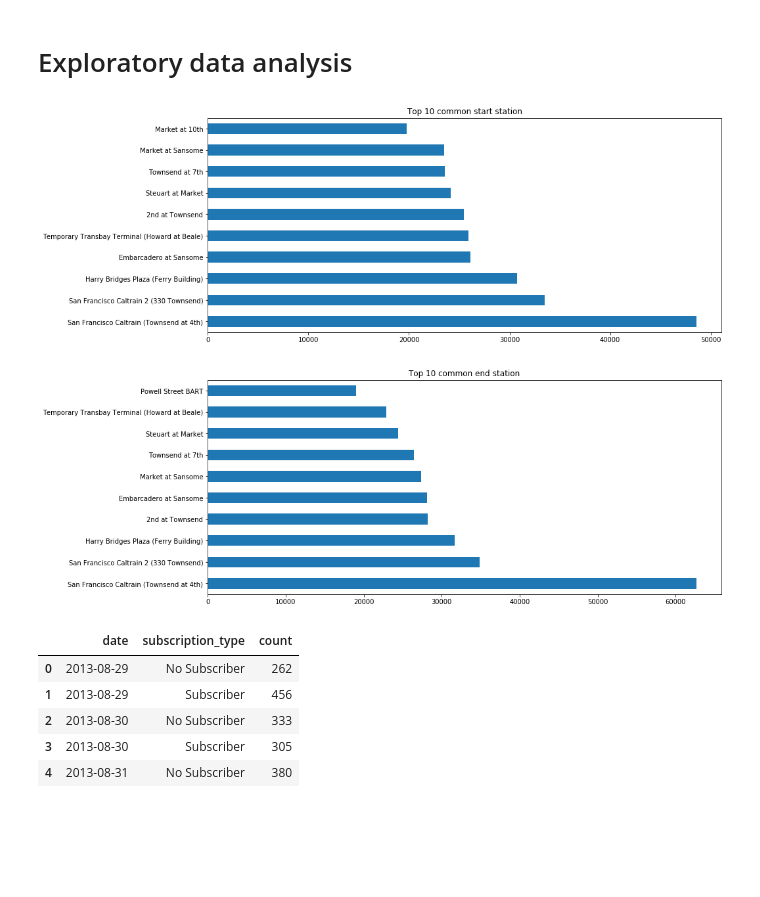
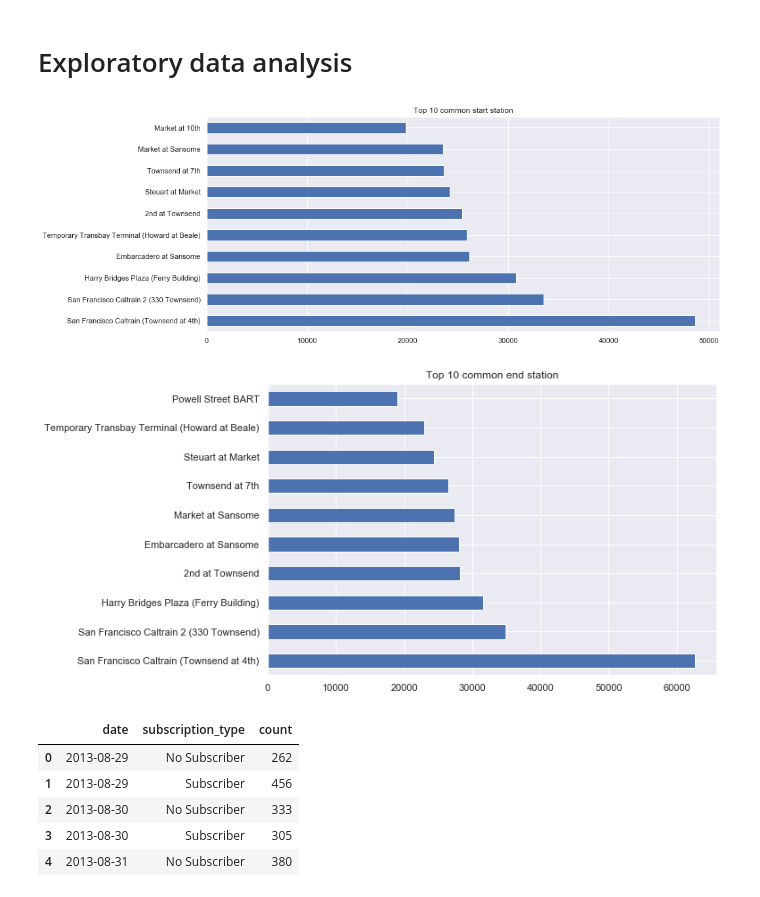
Before and after one commit to ruicao87/Springboard-Capstone-Project-2, a Jupyter notebook: capstone project 2.ipynb, the cells around one changed output. Cells and saved outputs as stored; diff of their text form; code cells hidden in the pictures; blank space fills up the shorter version.

```diff
--- a/capstone project 2.ipynb
+++ b/capstone project 2.ipynb
@@ -358,18 +378,19 @@ weather = weather.drop(['zip_code'],axis=1)
 # Exploratory data analysis
 # %%
 # top 10 common start station
+sns.set()
 trip['start_station_name'].value_counts().head(10).plot(kind='barh',figsize=(14,6))
 plt.title('Top 10 common start station')
 plt.show()
 # %% [output]
-[figure, old version]
+[figure, new version]
 # %%
 # top 10 common end station
-trip['end_station_name'].value_counts().head(10).plot(kind='barh',figsize=(14,6))
+trip['end_station_name'].value_counts().head(10).plot(kind='barh',figsize=(9,6))
 plt.title('Top 10 common end station')
 plt.show()
 # %% [output]
-[figure, old version]
+[figure, new version]
 # %%
 trip.subscription_type= trip.subscription_type.map({'Subscriber':'Subscriber',"Customer":'No Subscriber'})
 # %%
```
Also changed, not shown: parts of 16 cells of this notebook.
